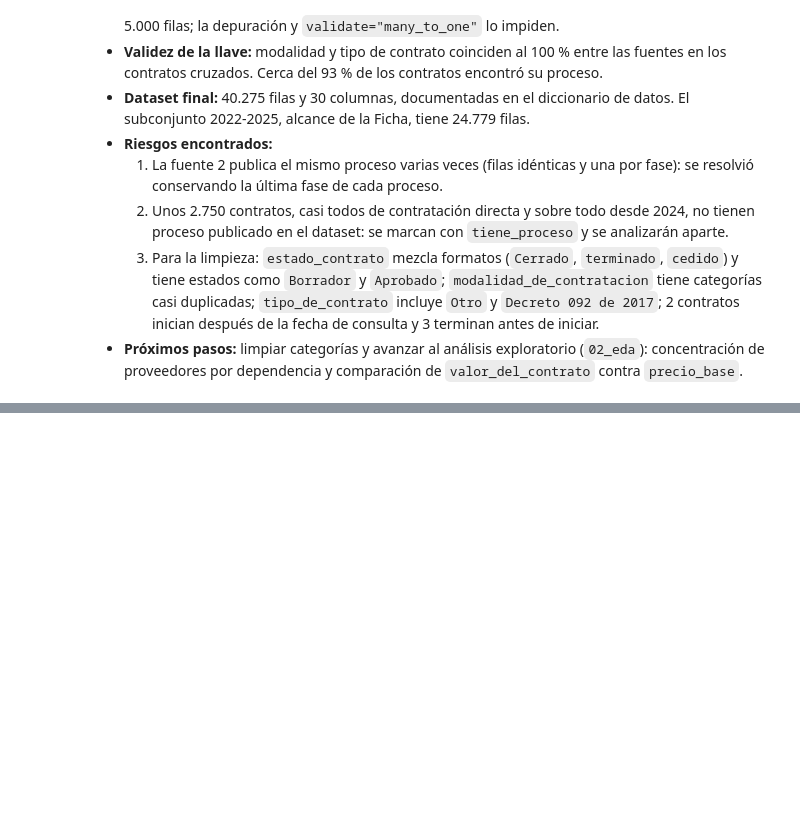
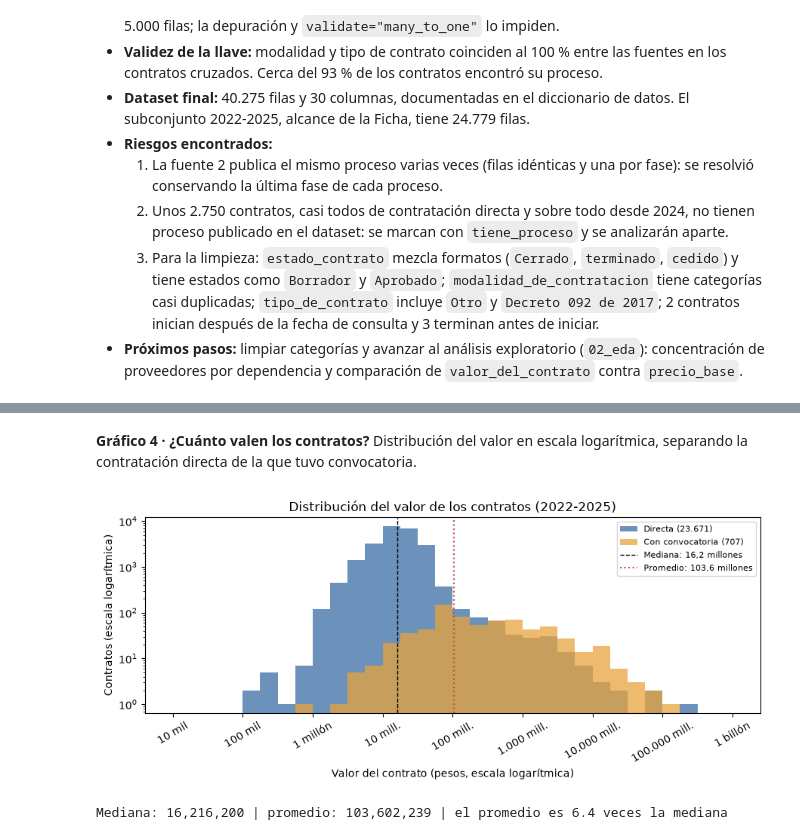
Before and after one commit to jahenao28-jh/contratacion-publica-pereira, a Jupyter notebook: notebooks/01_ingesta.ipynb, the cells around one changed output, grey strips where cells are left out. Cells and saved outputs as stored; diff of their text form; code cells hidden in the pictures; blank space fills up the shorter version.

```diff
--- a/notebooks/01_ingesta.ipynb
+++ b/notebooks/01_ingesta.ipynb
@@ -601,0 +1106,31 @@ Archivos guardados en C:\Users\alber\Documents\mineria-datos\data\processed
+# %% [markdown]
+**Gráfico 4 · ¿Cuánto valen los contratos?** Distribución del valor en escala logarítmica, separando la contratación directa de la que tuvo convocatoria.
+# %%
+def es(numero, decimales=0):
+    # Formato español: punto para miles y coma para decimales
+    return f"{numero:,.{decimales}f}".replace(",", "_").replace(".", ",").replace("_", ".")
+
+
+fig, ax = plt.subplots(figsize=(9, 4))
+bins = np.arange(4, 12.25, 0.25)
+grupos = [("Directa", dinero[dinero["modalidad_grupo"] == "Directa"], "#3b6ea5"),
+          ("Con convocatoria", dinero[dinero["hay_convocatoria"]], "#e8a33d")]
+for nombre, grupo, color in grupos:
+    ax.hist(np.log10(grupo["valor_del_contrato"]), bins=bins, alpha=0.75, color=color, label=f"{nombre} ({es(len(grupo))})")
+mediana, promedio = dinero["valor_del_contrato"].median(), dinero["valor_del_contrato"].mean()
+ax.axvline(np.log10(mediana), color="black", ls="--", lw=1, label=f"Mediana: {es(mediana / 1e6, 1)} millones")
+ax.axvline(np.log10(promedio), color="#c0504d", ls=":", lw=1.5, label=f"Promedio: {es(promedio / 1e6, 1)} millones")
+ax.set_yscale("log")
+ax.set_xticks(range(4, 13))
+ax.set_xticklabels(["10 mil", "100 mil", "1 millón", "10 mill.", "100 mill.", "1.000 mill.", "10.000 mill.", "100.000 mill.", "1 billón"],
+                   rotation=30)
+ax.set_xlabel("Valor del contrato (pesos, escala logarítmica)")
+ax.set_ylabel("Contratos (escala logarítmica)")
+ax.set_title("Distribución del valor de los contratos (2022-2025)")
+ax.legend(fontsize=8)
+plt.tight_layout()
+plt.show()
+print(f"Mediana: {mediana:,.0f} | promedio: {promedio:,.0f} | el promedio es {promedio / mediana:.1f} veces la mediana")
+# %% [output]
+[figure, added]
+Mediana: 16,216,200 | promedio: 103,602,239 | el promedio es 6.4 veces la mediana
```
Also changed, not shown: parts of 49 cells of this notebook, 5 other files.
